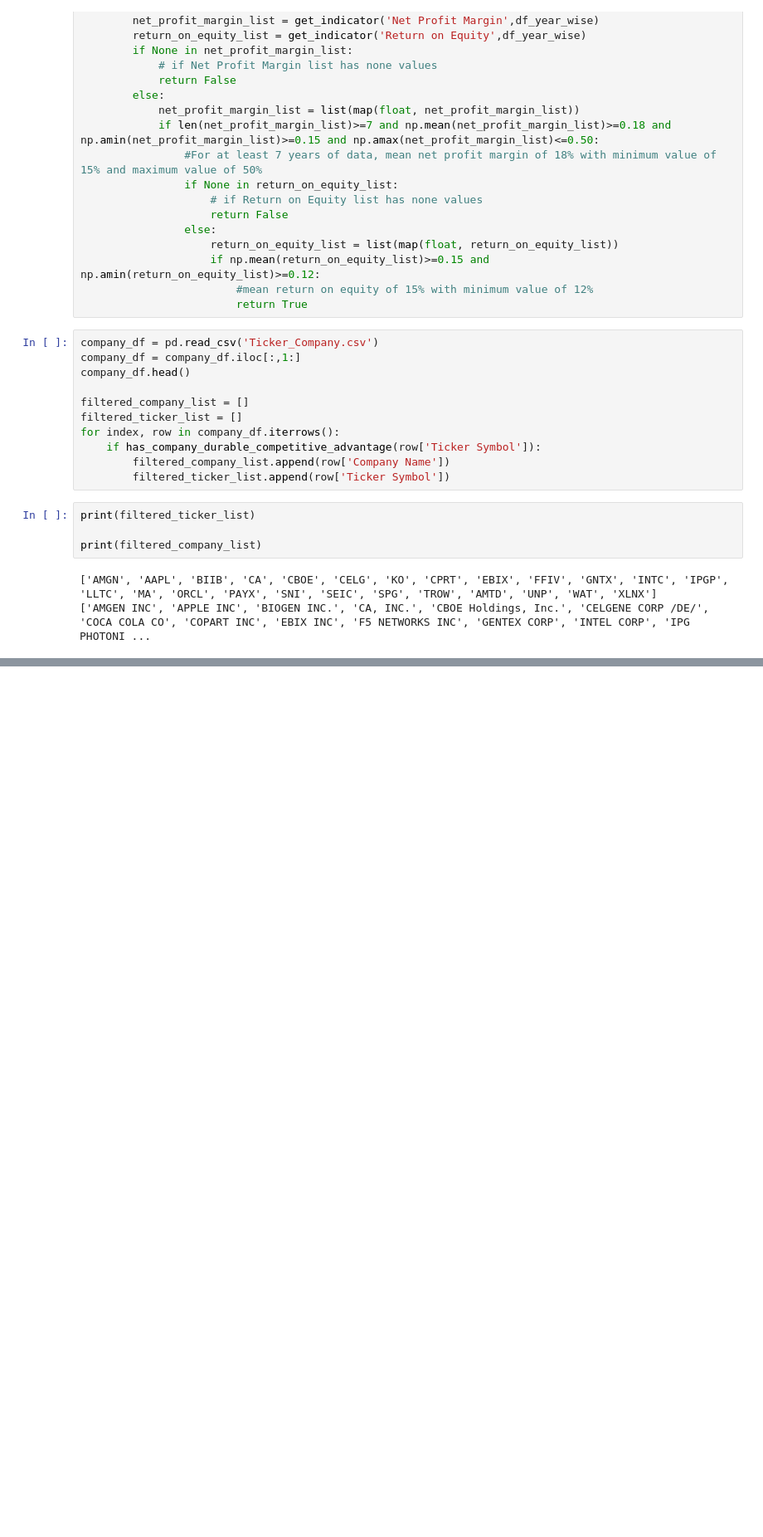
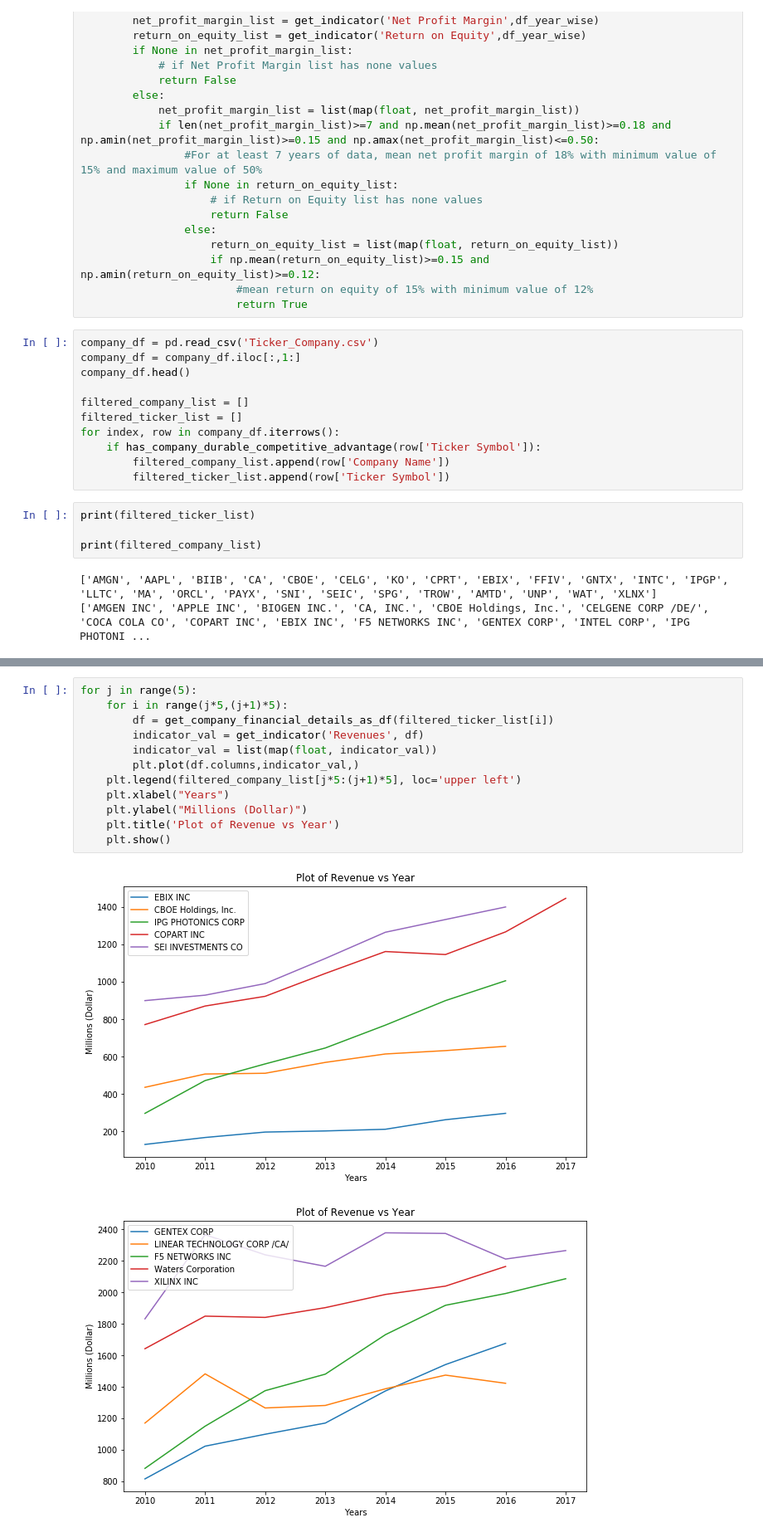
Before and after one commit to linuxster/financial-statements-analysis, a Jupyter notebook: company_yearly_financial_report.ipynb, the cells around one changed output, grey strips where cells are left out. Shown at 83% size. Saved outputs shown, nothing was run; the diff lists cells and outputs as text; blank space fills up the shorter version.

```diff
--- a/company_yearly_financial_report.ipynb
+++ b/company_yearly_financial_report.ipynb
@@ -300,0 +336,15 @@ print(filtered_company_list)
+# %%
+for j in range(5):
+    for i in range(j*5,(j+1)*5):
+        df = get_company_financial_details_as_df(filtered_ticker_list[i])
+        indicator_val = get_indicator('Revenues', df)
+        indicator_val = list(map(float, indicator_val))
+        plt.plot(df.columns,indicator_val,)
+    plt.legend(filtered_company_list[j*5:(j+1)*5], loc='upper left')
+    plt.xlabel("Years")
+    plt.ylabel("Millions (Dollar)")
+    plt.title('Plot of Revenue vs Year')
+    plt.show()
+# %% [output]
+[figure, added]
+[figure, added]
```
Also changed, not shown: parts of 6 cells of this notebook.
